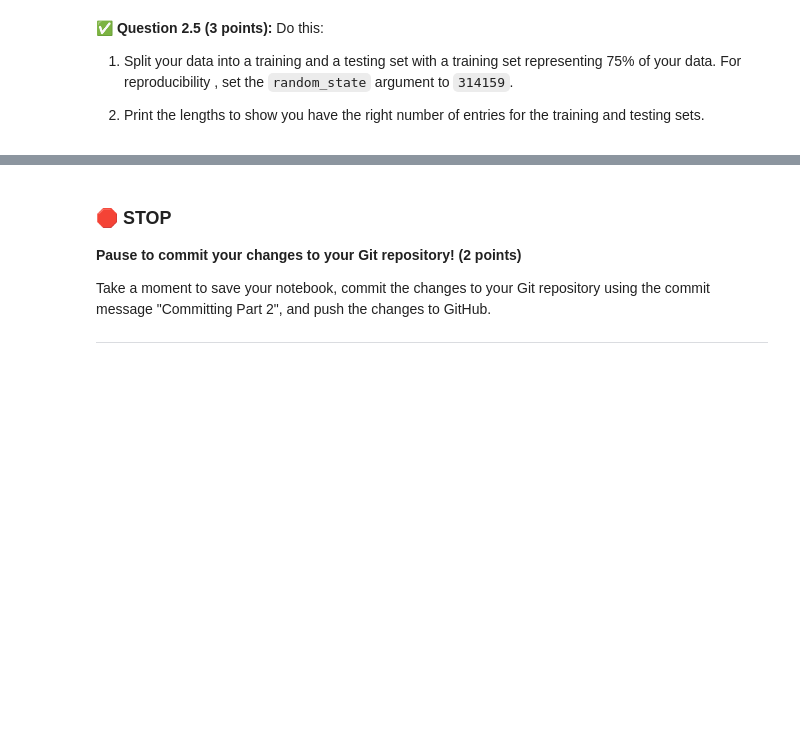
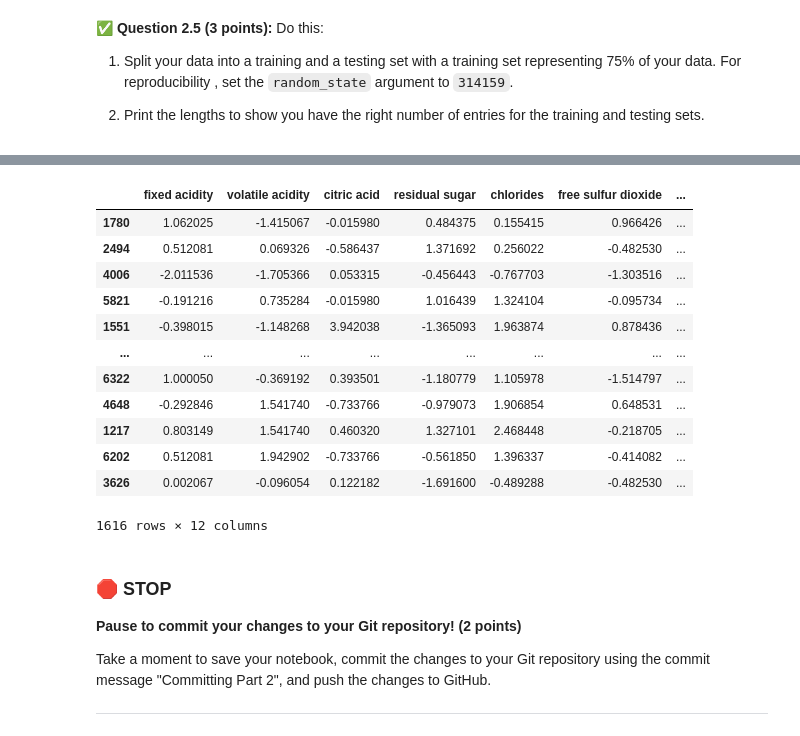
Before and after one commit to arburyri/cmse202-f22-turnin, a Jupyter notebook: final/CMSE202_Final-STUDENT.ipynb, the cells around one changed output, grey strips where cells are left out. Drawn from its saved outputs; the diff is of its cells as text; code cells hidden in the pictures; blank space fills up the shorter version.

```diff
--- a/final/CMSE202_Final-STUDENT.ipynb
+++ b/final/CMSE202_Final-STUDENT.ipynb
@@ -268,3 +310,19 @@ AttributeError: 'Series' object has no attribute 'length'
+# %%
+test_vectors
+# %% [output]
+|  | fixed acidity | volatile acidity | citric acid | residual sugar | chlorides | free sulfur dioxide | ... |
+| 1780 | 1.062025 | -1.415067 | -0.015980 | 0.484375 | 0.155415 | 0.966426 | ... |
+| 2494 | 0.512081 | 0.069326 | -0.586437 | 1.371692 | 0.256022 | -0.482530 | ... |
+| 4006 | -2.011536 | -1.705366 | 0.053315 | -0.456443 | -0.767703 | -1.303516 | ... |
+| 5821 | -0.191216 | 0.735284 | -0.015980 | 1.016439 | 1.324104 | -0.095734 | ... |
+| 1551 | -0.398015 | -1.148268 | 3.942038 | -1.365093 | 1.963874 | 0.878436 | ... |
+| ... | ... | ... | ... | ... | ... | ... | ... |
+| 6322 | 1.000050 | -0.369192 | 0.393501 | -1.180779 | 1.105978 | -1.514797 | ... |
+| 4648 | -0.292846 | 1.541740 | -0.733766 | -0.979073 | 1.906854 | 0.648531 | ... |
+| 1217 | 0.803149 | 1.541740 | 0.460320 | 1.327101 | 2.468448 | -0.218705 | ... |
+| 6202 | 0.512081 | 1.942902 | -0.733766 | -0.561850 | 1.396337 | -0.414082 | ... |
+| 3626 | 0.002067 | -0.096054 | 0.122182 | -1.691600 | -0.489288 | -0.482530 | ... |
+1616 rows × 12 columns
 # %% [markdown]
 ### &#128721; STOP
 **Pause to commit your changes to your Git repository! (2 points)**
```
Also changed, not shown: parts of 16 cells of this notebook.
